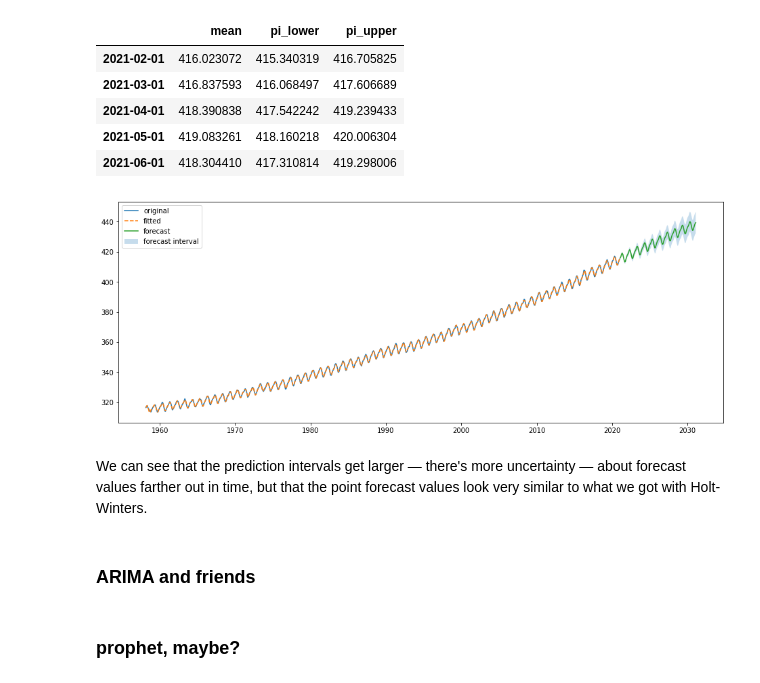
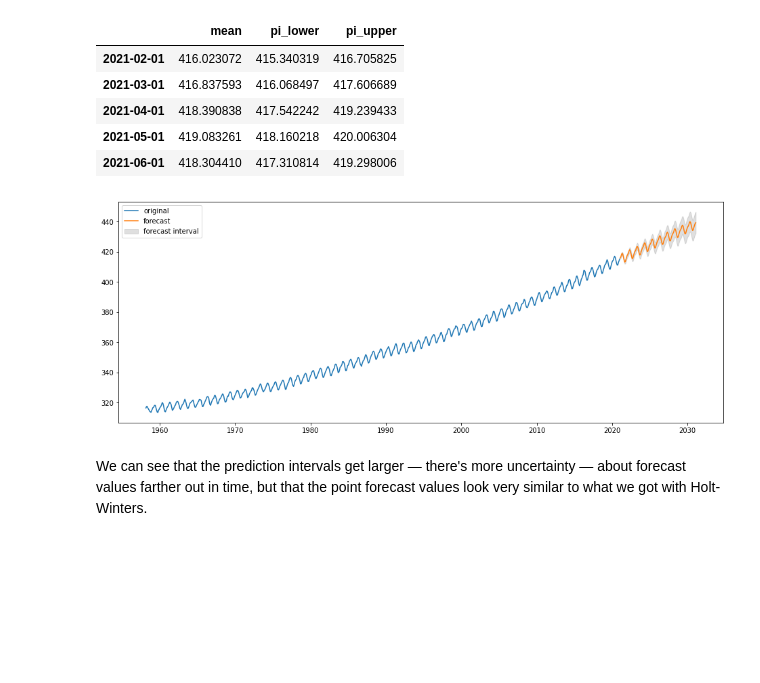
Before and after one commit to bdewilde/data-dives, a Jupyter notebook: notebooks/tutorial.ipynb, the cells around one changed output. Drawn from its saved outputs; the diff is of its cells as text; code cells hidden in the pictures; blank space fills up the shorter version.

```diff
--- a/notebooks/tutorial.ipynb
+++ b/notebooks/tutorial.ipynb
@@ -564,15 +555,11 @@ forecast.head()
 # %%
 fig, ax = plt.subplots(figsize=(16, 6))
 ax.plot(data["CO2"].index, data["CO2"].astype(float), label="original")
-ax.plot(data["CO2"].index, result.fittedvalues, ls="dashed", label="fitted")
-ax.fill_between(forecast.index, forecast["pi_upper"], forecast["pi_lower"], alpha=0.25, label="forecast interval")
+# ax.plot(data["CO2"].index, result.fittedvalues, ls="dashed", label="fitted")
+ax.fill_between(forecast.index, forecast["pi_upper"], forecast["pi_lower"], color="gray", alpha=0.25, label="forecast interval")
 ax.plot(forecast.index, forecast["mean"], label="forecast")
 leg = ax.legend()
 # %% [output]
-[figure, old version]
+[figure, new version]
 # %% [markdown]
 We can see that the prediction intervals get larger — there's more uncertainty — about forecast values farther out in time, but that the point forecast values look very similar to what we got with Holt-Winters.
-# %% [markdown]
-### ARIMA and friends
-# %% [markdown]
-### prophet, maybe?
```
Also changed, not shown: parts of 47 cells of this notebook.
